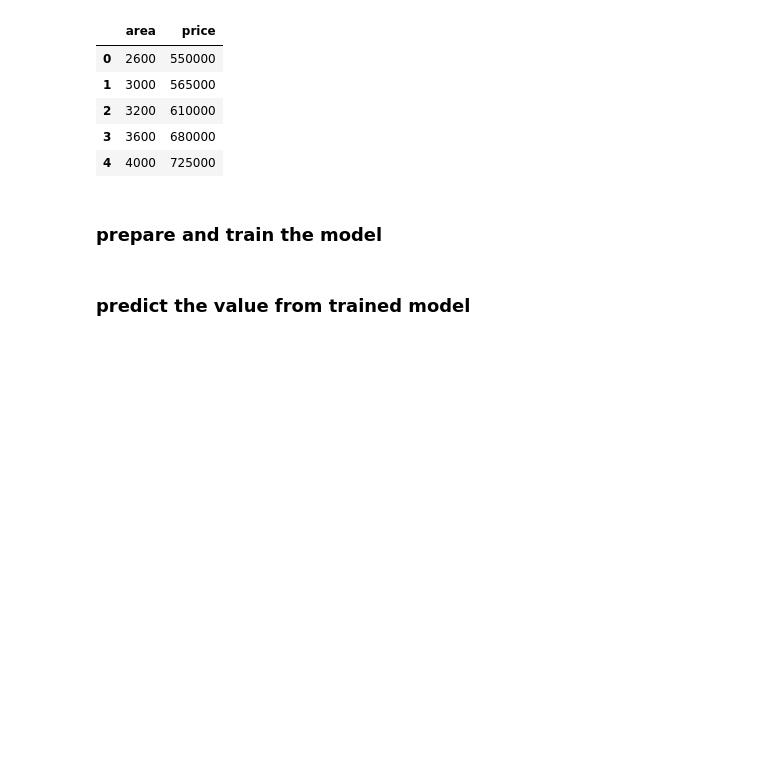
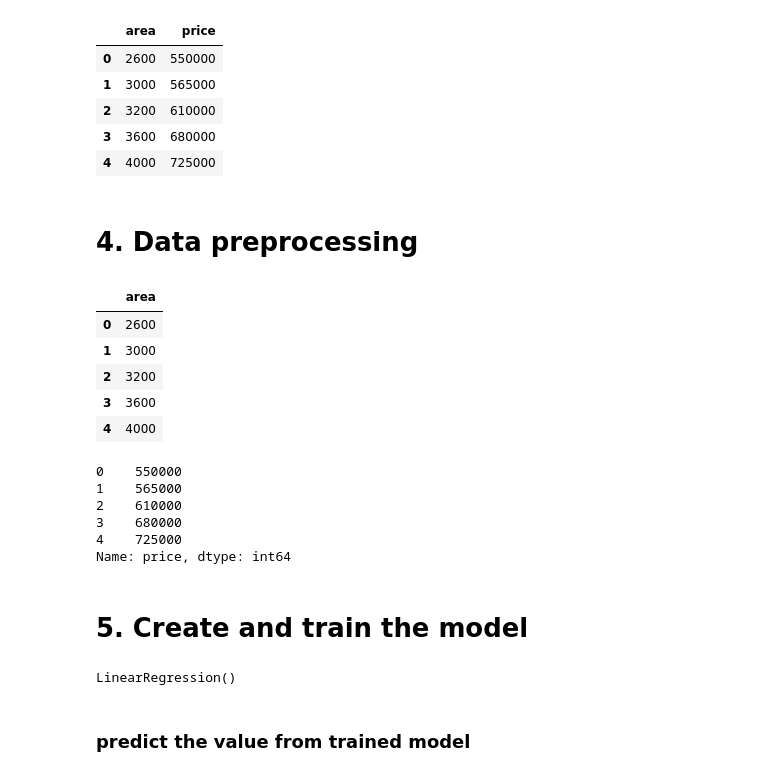
Before and after one commit to akdubey2k/ML, a Jupyter notebook: ML_5_Save_Model_Using_Joblib_And_Pickle/ML_5_Save_Model_Using_Joblib_And_Pickle.ipynb, the cells around one changed output. Cells and saved outputs as stored; diff of their text form; code cells hidden in the pictures; blank space fills up the shorter version.

```diff
--- a/ML_5_Save_Model_Using_Joblib_And_Pickle/ML_5_Save_Model_Using_Joblib_And_Pickle.ipynb
+++ b/ML_5_Save_Model_Using_Joblib_And_Pickle/ML_5_Save_Model_Using_Joblib_And_Pickle.ipynb
@@ -28,11 +28,39 @@ df.head()
 | 2 | 3200 | 610000 |
 | 3 | 3600 | 680000 |
 | 4 | 4000 | 725000 |
+# %% [markdown]
+# 4. Data preprocessing
+# %%
+# independent variable
+X = df.drop('price',axis='columns')
+X.head()
+# %% [output]
+|  | area |
+| 0 | 2600 |
+| 1 | 3000 |
+| 2 | 3200 |
+| 3 | 3600 |
+| 4 | 4000 |
+# %%
+# dependent variable
+y = df.price
+y.head()
+# %% [output]
+0    550000
+1    565000
+2    610000
+3    680000
+4    725000
+Name: price, dtype: int64
 # %% [markdown]
-### prepare and train the model
+# 5. Create and train the model
 # %%
-model = linear_model.LinearRegression()
-model.fit(df[['area']], df.price) # independent variable, dependent variable
+lr_model = linear_model.LinearRegression()
+# independent variable, dependent variable
+# lr_model.fit(df[['area']], df.price)
+lr_model.fit(X,y)
+# %% [output]
+LinearRegression()
 # %% [markdown]
 ### predict the value from trained model
 # %%
```
Also changed, not shown: parts of 1 cell of this notebook.
